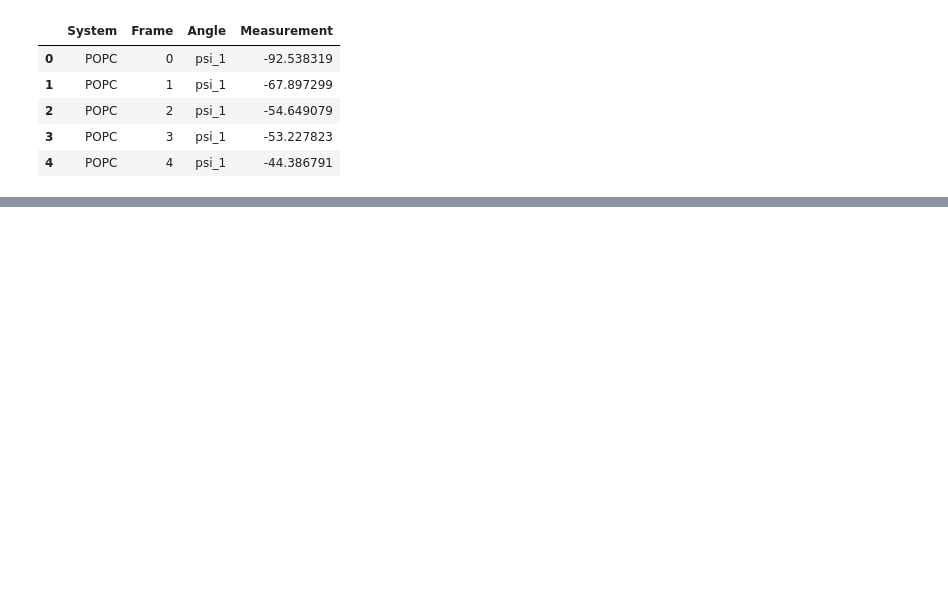
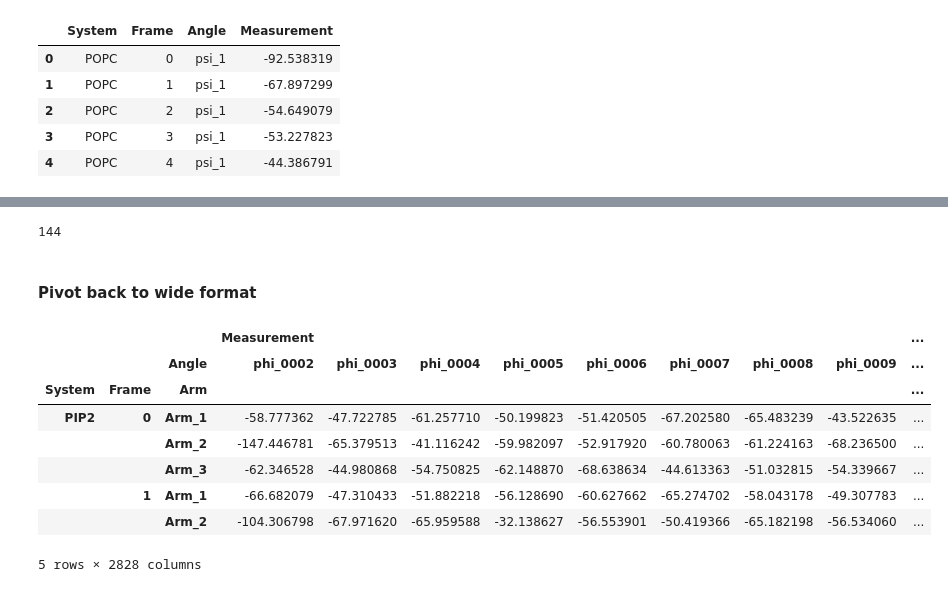
Before and after one commit to wesleymsmith/PhiPsi_Cluster_Visualization, a Jupyter notebook: Cluster_Membrane_Phi_Psi.ipynb, the cells around one changed output, grey strips where cells are left out. Drawn from its saved outputs; the diff is of its cells as text; code cells hidden in the pictures; blank space fills up the shorter version.

```diff
--- a/Cluster_Membrane_Phi_Psi.ipynb
+++ b/Cluster_Membrane_Phi_Psi.ipynb
@@ -171,0 +194,6 @@ phiPsiTableLong=phiPsiTableLong[
+# %%
+#One problem... when we pivot back, our angles will get orderd
+#strangely.
+phiPsiTableLong['Angle']=phiPsiTableLong['Angle'].progress_apply(
+    lambda x: '%s_%04g'%(x.split('_')[0],float(x.split('_')[1])))
+phiPsiTableLong.head()
@@ -171,0 +208,23 @@ phiPsiTableLong=phiPsiTableLong[
+# %%
+#Lets do some garbage collection just to be safe
+#and make sure we aren't leaking memory
+gc.collect()
+# %% [output]
+144
+# %% [markdown]
+#### Pivot back to wide format
+# %%
+phiPsiTable=phiPsiTableLong.pivot_table(
+    index=['System','Frame','Arm'],
+    columns=['Angle'],values=['Measurement'])
+phiPsiTable.head()
+# %% [output]
+|  |  |  | Measurement |  |  |  |  |  |  |  | ... |
+|  |  | Angle | phi_0002 | phi_0003 | phi_0004 | phi_0005 | phi_0006 | phi_0007 | phi_0008 | phi_0009 | ... |
+| System | Frame | Arm |  |  |  |  |  |  |  |  | ... |
+| PIP2 | 0 | Arm_1 | -58.777362 | -47.722785 | -61.257710 | -50.199823 | -51.420505 | -67.202580 | -65.483239 | -43.522635 | ... |
+|  |  | Arm_2 | -147.446781 | -65.379513 | -41.116242 | -59.982097 | -52.917920 | -60.780063 | -61.224163 | -68.236500 | ... |
+|  |  | Arm_3 | -62.346528 | -44.980868 | -54.750825 | -62.148870 | -68.638634 | -44.613363 | -51.032815 | -54.339667 | ... |
+|  | 1 | Arm_1 | -66.682079 | -47.310433 | -51.882218 | -56.128690 | -60.627662 | -65.274702 | -58.043178 | -49.307783 | ... |
+|  |  | Arm_2 | -104.306798 | -67.971620 | -65.959588 | -32.138627 | -56.553901 | -50.419366 | -65.182198 | -56.534060 | ... |
+5 rows × 2828 columns
```
Also changed, not shown: parts of 17 cells of this notebook, 1 other file.
